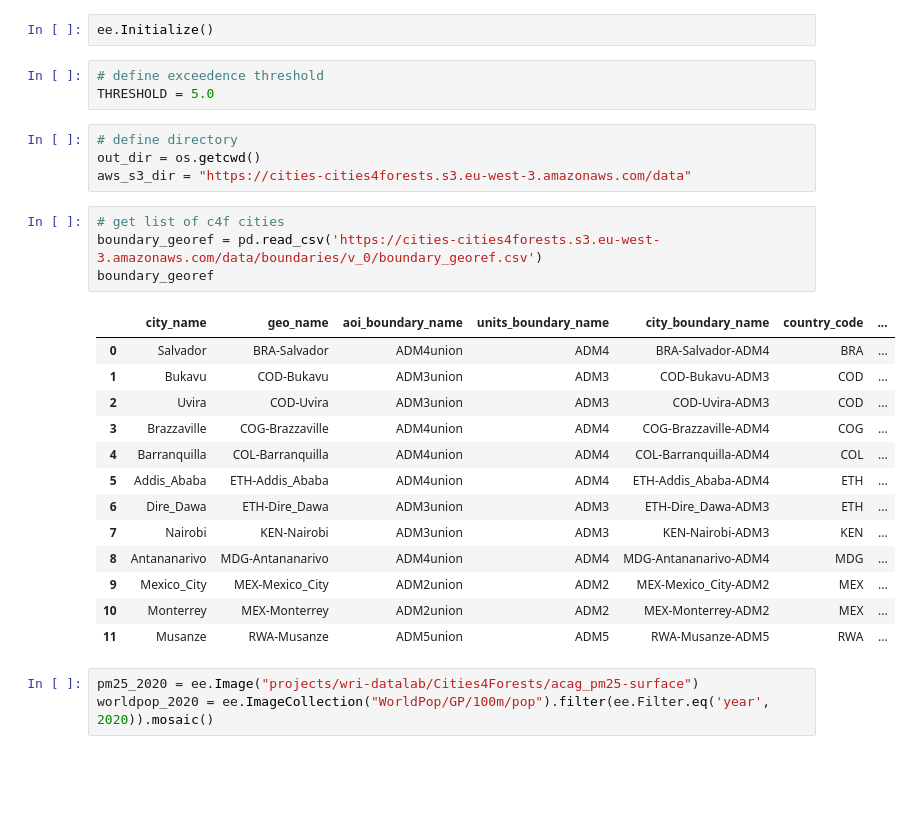
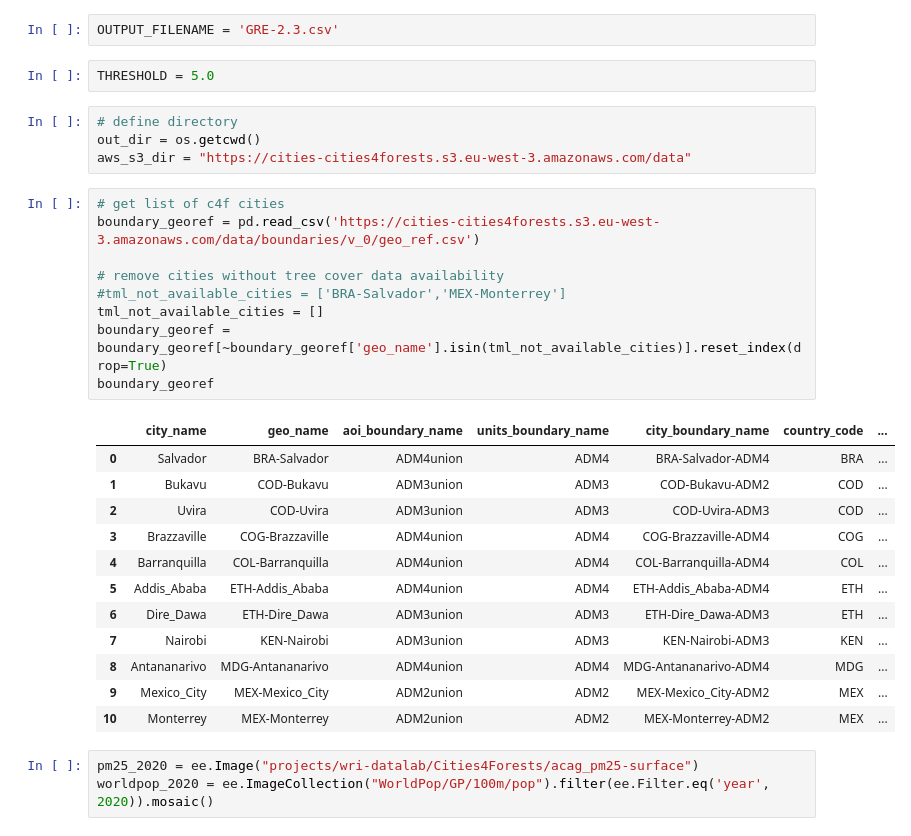
Before and after one commit to wri/cities-cities4forests-indicators, a Jupyter notebook: scripts/compute-indicator-GRE-2-3.ipynb, the cells around one changed output. Cells and saved outputs as stored; diff of their text form; blank space fills up the shorter version.

```diff
--- a/scripts/compute-indicator-GRE-2-3.ipynb
+++ b/scripts/compute-indicator-GRE-2-3.ipynb
@@ -36,20 +46,24 @@ Successfully saved authorization token.
-# %%
-ee.Initialize()
-# %%
-# define exceedence threshold
-THRESHOLD = 5.0
+# %%
+OUTPUT_FILENAME = 'GRE-2.3.csv'
+# %%
+THRESHOLD = 5.0
 # %%
 # define directory
 out_dir = os.getcwd()
 aws_s3_dir = "https://cities-cities4forests.s3.eu-west-3.amazonaws.com/data"
 # %%
 # get list of c4f cities
-boundary_georef = pd.read_csv('https://cities-cities4forests.s3.eu-west-3.amazonaws.com/data/boundaries/v_0/boundary_georef.csv')
+boundary_georef = pd.read_csv('https://cities-cities4forests.s3.eu-west-3.amazonaws.com/data/boundaries/v_0/geo_ref.csv')
+
+# remove cities without tree cover data availability
+#tml_not_available_cities = ['BRA-Salvador','MEX-Monterrey']
+tml_not_available_cities = []
+boundary_georef = boundary_georef[~boundary_georef['geo_name'].isin(tml_not_available_cities)].reset_index(drop=True)
 boundary_georef
 # %% [output]
 |  | city_name | geo_name | aoi_boundary_name | units_boundary_name | city_boundary_name | country_code | ... |
 | 0 | Salvador | BRA-Salvador | ADM4union | ADM4 | BRA-Salvador-ADM4 | BRA | ... |
-| 1 | Bukavu | COD-Bukavu | ADM3union | ADM3 | COD-Bukavu-ADM3 | COD | ... |
+| 1 | Bukavu | COD-Bukavu | ADM3union | ADM3 | COD-Bukavu-ADM2 | COD | ... |
 | 2 | Uvira | COD-Uvira | ADM3union | ADM3 | COD-Uvira-ADM3 | COD | ... |
 | 3 | Brazzaville | COG-Brazzaville | ADM4union | ADM4 | COG-Brazzaville-ADM4 | COG | ... |
 | 4 | Barranquilla | COL-Barranquilla | ADM4union | ADM4 | COL-Barranquilla-ADM4 | COL | ... |
@@ -59,7 +73,6 @@ boundary_georef
 | 8 | Antananarivo | MDG-Antananarivo | ADM4union | ADM4 | MDG-Antananarivo-ADM4 | MDG | ... |
 | 9 | Mexico_City | MEX-Mexico_City | ADM2union | ADM2 | MEX-Mexico_City-ADM2 | MEX | ... |
 | 10 | Monterrey | MEX-Monterrey | ADM2union | ADM2 | MEX-Monterrey-ADM2 | MEX | ... |
-| 11 | Musanze | RWA-Musanze | ADM5union | ADM5 | RWA-Musanze-ADM5 | RWA | ... |
 # %%
 pm25_2020 = ee.Image("projects/wri-datalab/Cities4Forests/acag_pm25-surface")
 worldpop_2020 = ee.ImageCollection("WorldPop/GP/100m/pop").filter(ee.Filter.eq('year', 2020)).mosaic()
```
Also changed, not shown: parts of 18 cells of this notebook.
